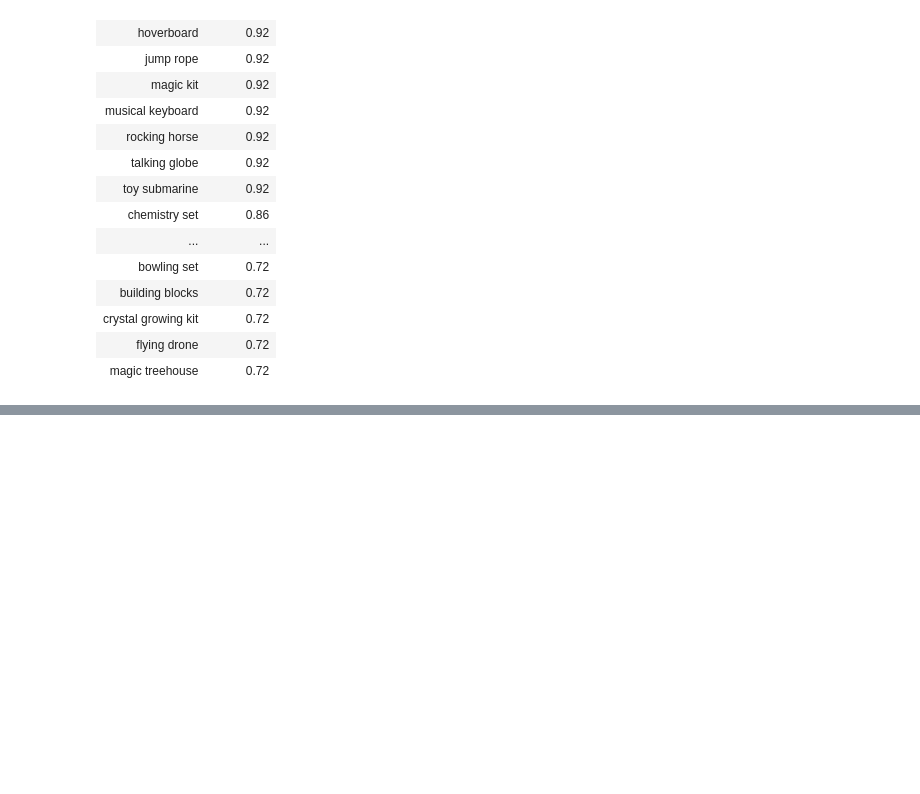
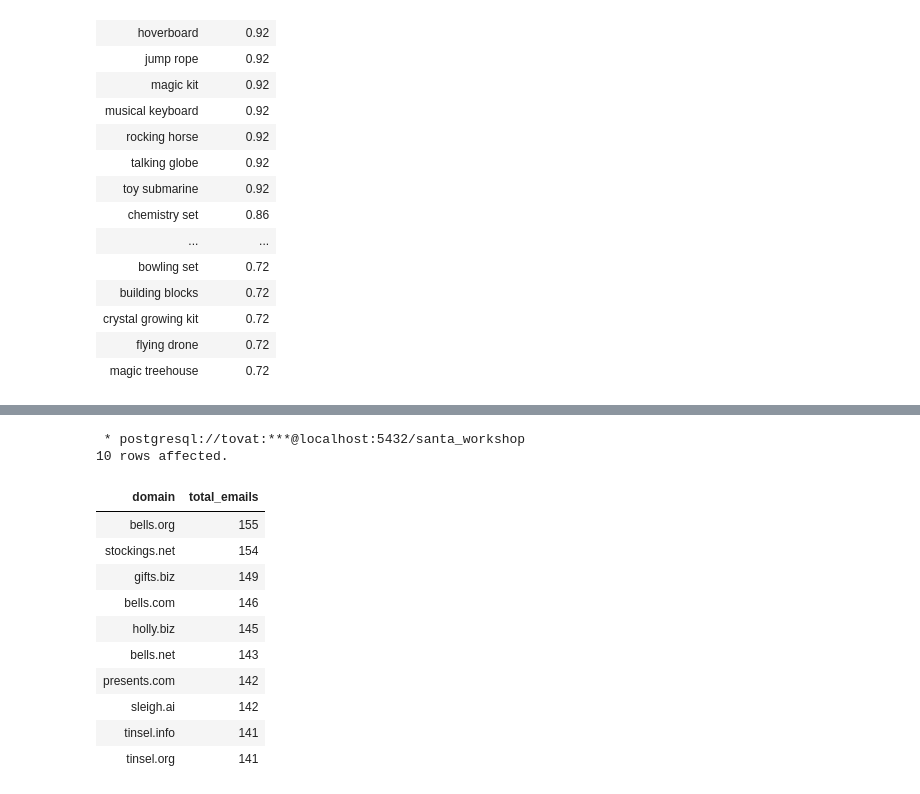
Before and after one commit to tovat/SQL-Advent-Calendars, a Jupyter notebook: advent-of-sql.ipynb, the cells around one changed output, grey strips where cells are left out. Drawn from its saved outputs; the diff is of its cells as text; code cells hidden in the pictures; blank space fills up the shorter version.

```diff
--- a/advent-of-sql.ipynb
+++ b/advent-of-sql.ipynb
@@ -437,0 +459,29 @@ LIMIT 20;
+# %%
+%%sql
+
+WITH total_domains as (
+    SELECT id,
+        SPLIT_PART(UNNEST(email_addresses), '@', 2) as domain
+    FROM contact_list
+)
+
+SELECT domain,
+    count(domain) as total_emails
+from total_domains
+group by domain
+order by total_emails DESC
+limit 10;
+# %% [output]
+ * postgresql://tovat:***@localhost:5432/santa_workshop
+10 rows affected.
+| domain | total_emails |
+| bells.org | 155 |
+| stockings.net | 154 |
+| gifts.biz | 149 |
+| bells.com | 146 |
+| holly.biz | 145 |
+| bells.net | 143 |
+| presents.com | 142 |
+| sleigh.ai | 142 |
+| tinsel.info | 141 |
+| tinsel.org | 141 |
```
Also changed, not shown: parts of 3 cells of this notebook.
